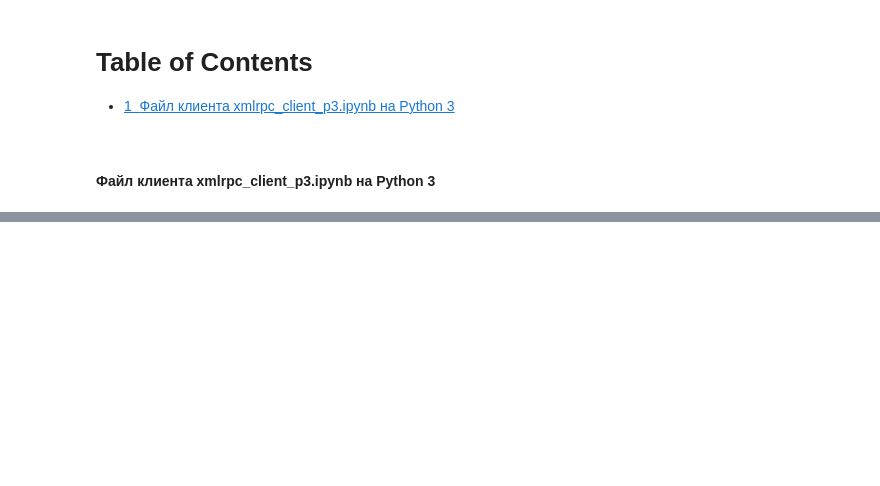
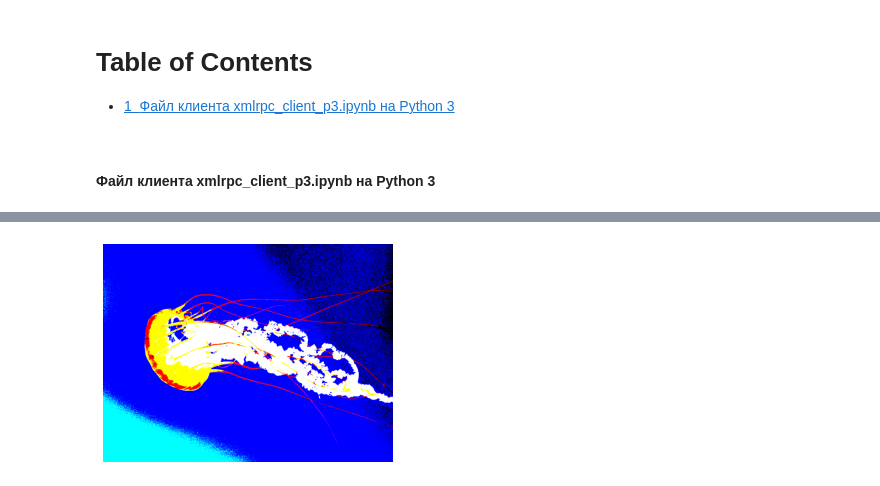
Before and after one commit to Eliorika/rsoi, a Jupyter notebook: xmlrpc_client_p3.ipynb, the cells around one changed output, grey strips where cells are left out. Saved outputs shown, nothing was run; the diff lists cells and outputs as text; code cells hidden in the pictures; blank space fills up the shorter version.

```diff
--- a/xmlrpc_client_p3.ipynb
+++ b/xmlrpc_client_p3.ipynb
@@ -52,0 +119,21 @@ logs
+# %%
+threshold_value = 50  # Пример порога
+# Функция инверсии цвета изображения через сервер
+def bin_color(img_arr_in, val):
+    pimg = pickle.dumps(img_arr_in)
+    img_bin = xmlrpc.client.Binary(pimg)
+    img_bin2 = server.binary_threshold(img_bin, val)
+    img_arr_out = pickle.loads(img_bin2.data)
+    return img_arr_out
+
+
+img_arr = array(img)
+
+img_arr_inv = bin_color(img_arr, threshold_value)
+
+# Изображение с инверсией цвета
+plt.imshow(img_arr_inv)
+plt.axis('off')  # Отключить оси
+plt.show()
+# %% [output]
+[figure, added]
```
Also changed, not shown: parts of 7 cells of this notebook, 6 other files.
